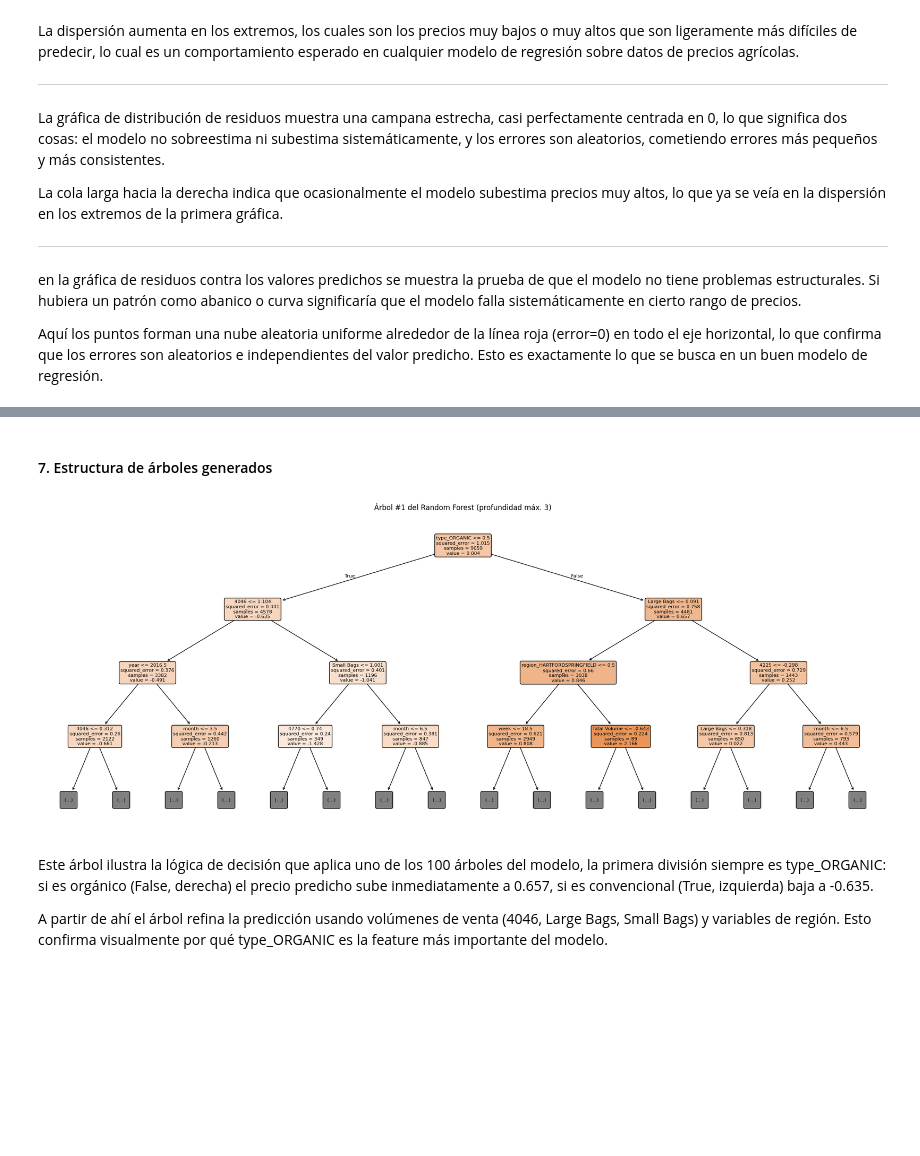
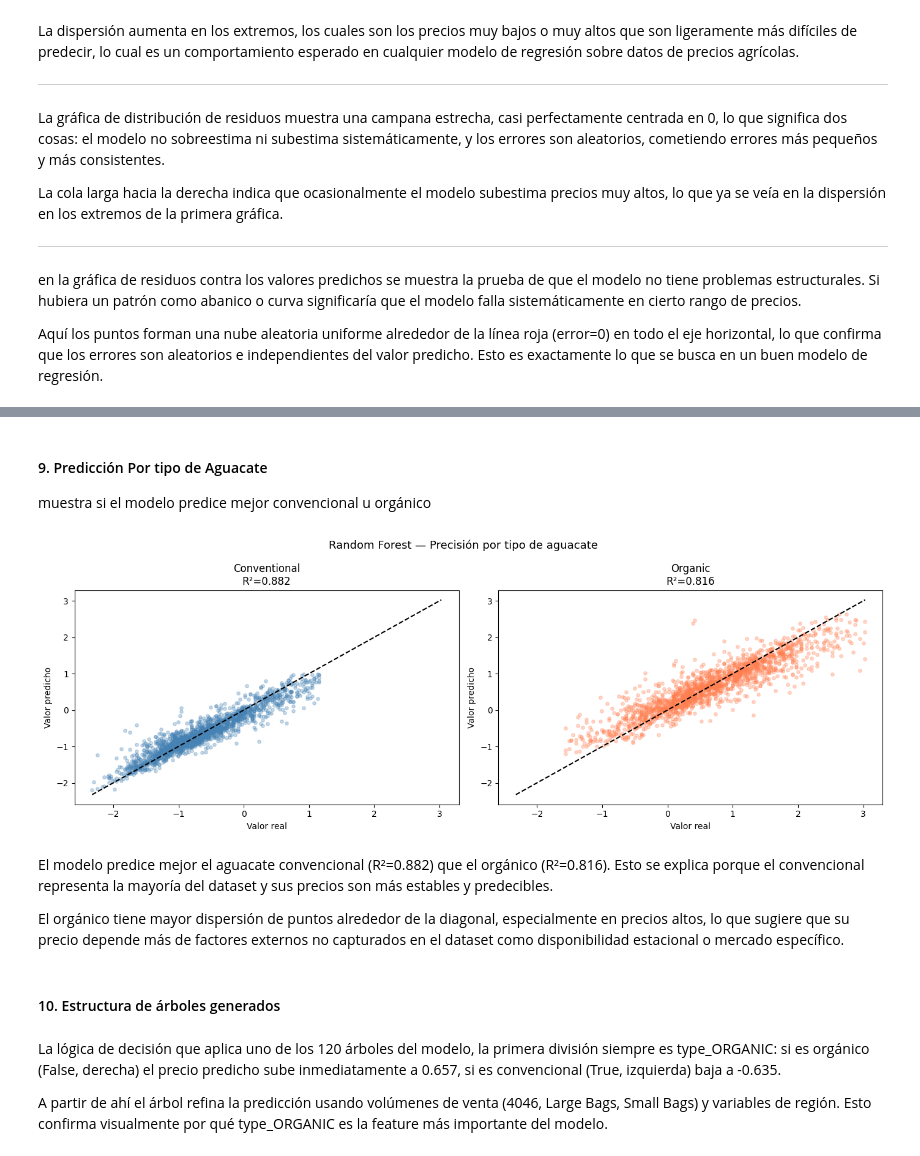
Before and after one commit to DilnLemos/Avocado_Price_Prediction, a Jupyter notebook: notebooks/Avocado_RandomForestReggresor.ipynb, the cells around one changed output, grey strips where cells are left out. Drawn from its saved outputs; the diff is of its cells as text; code cells hidden in the pictures; blank space fills up the shorter version.

```diff
--- a/notebooks/Avocado_RandomForestReggresor.ipynb
+++ b/notebooks/Avocado_RandomForestReggresor.ipynb
@@ -59,5 +62,5 @@ Se usa un valor de 100 arboles distintos para entrenar el modelo distribuidos en
 # %%
-rf = RandomForestRegressor(n_estimators=100, random_state=42, n_jobs=-1)
+rf = RandomForestRegressor(n_estimators=120, random_state=42, n_jobs=-1)
 rf.fit(X_train, y_train)
 y_pred_rf = rf.predict(X_test)
 
@@ -157,23 +223,41 @@ en la gráfica de residuos contra los valores predichos se muestra la prueba de
+# %% [markdown]
+#### 9. Predicción Por tipo de Aguacate
+muestra si el modelo predice mejor convencional u orgánico
+# %%
+# Separar predicciones por tipo
+idx_organic     = X_test['type_ORGANIC'] == 1
+idx_conventional = X_test['type_ORGANIC'] == 0
+
+fig, axes = plt.subplots(1, 2, figsize=(14, 5))
+
+for ax, idx, label, color in zip(
+    axes,
+    [idx_conventional, idx_organic],
+    ['Conventional', 'Organic'],
+    ['steelblue', 'coral']
+):
+    r2  = r2_score(y_test[idx], y_pred_rf[idx])
+    ax.scatter(y_test[idx], y_pred_rf[idx], alpha=0.3, s=15, color=color)
+    ax.plot([y_test.min(), y_test.max()],
+            [y_test.min(), y_test.max()],
+            'k--', linewidth=1.5)
+    ax.set_title(f'{label}\nR²={r2:.3f}')
+    ax.set_xlabel('Valor real')
+    ax.set_ylabel('Valor predicho')
+
+plt.suptitle('Random Forest — Precisión por tipo de aguacate', fontsize=13)
+plt.tight_layout()
+plt.savefig('rf_precision_por_tipo.png', dpi=150, bbox_inches='tight')
+plt.show()
+# %% [output]
+[figure, added]
+# %% [markdown]
+El modelo predice mejor el aguacate convencional (R²=0.882) que el orgánico (R²=0.816). Esto se explica porque el convencional representa la mayoría del dataset y sus precios son más estables y predecibles.
+
+El orgánico tiene mayor dispersión de puntos alrededor de la diagonal, especialmente en precios altos, lo que sugiere que su precio depende más de factores externos no capturados en el dataset como disponibilidad estacional o mercado específico.
 # %% [markdown]
-#### 7. Estructura de árboles generados
+#### 10. Estructura de árboles generados
-# %%
-fig, ax = plt.subplots(figsize=(20, 8))
-plot_tree(
-    rf.estimators_[0],
-    feature_names=X.columns,
-    max_depth=3,
-    filled=True,
-    rounded=True,
-    fontsize=8,
-    ax=ax
-)
-ax.set_title('Árbol #1 del Random Forest (profundidad máx. 3)')
-plt.tight_layout()
-plt.savefig('rf_arbol_ejemplo.png', dpi=150, bbox_inches='tight')
-plt.show()
-# %% [output]
-[figure, removed]
 # %% [markdown]
-Este árbol ilustra la lógica de decisión que aplica uno de los 100 árboles del modelo, la primera división siempre es type_ORGANIC: si es orgánico (False, derecha) el precio predicho sube inmediatamente a 0.657, si es convencional (True, izquierda) baja a -0.635.
+La lógica de decisión que aplica uno de los 120 árboles del modelo, la primera división siempre es type_ORGANIC: si es orgánico (False, derecha) el precio predicho sube inmediatamente a 0.657, si es convencional (True, izquierda) baja a -0.635.
 
 A partir de ahí el árbol refina la predicción usando volúmenes de venta (4046, Large Bags, Small Bags) y variables de región. Esto confirma visualmente por qué type_ORGANIC es la feature más importante del modelo.
```
Also changed, not shown: parts of 16 cells of this notebook, 6 other files.
